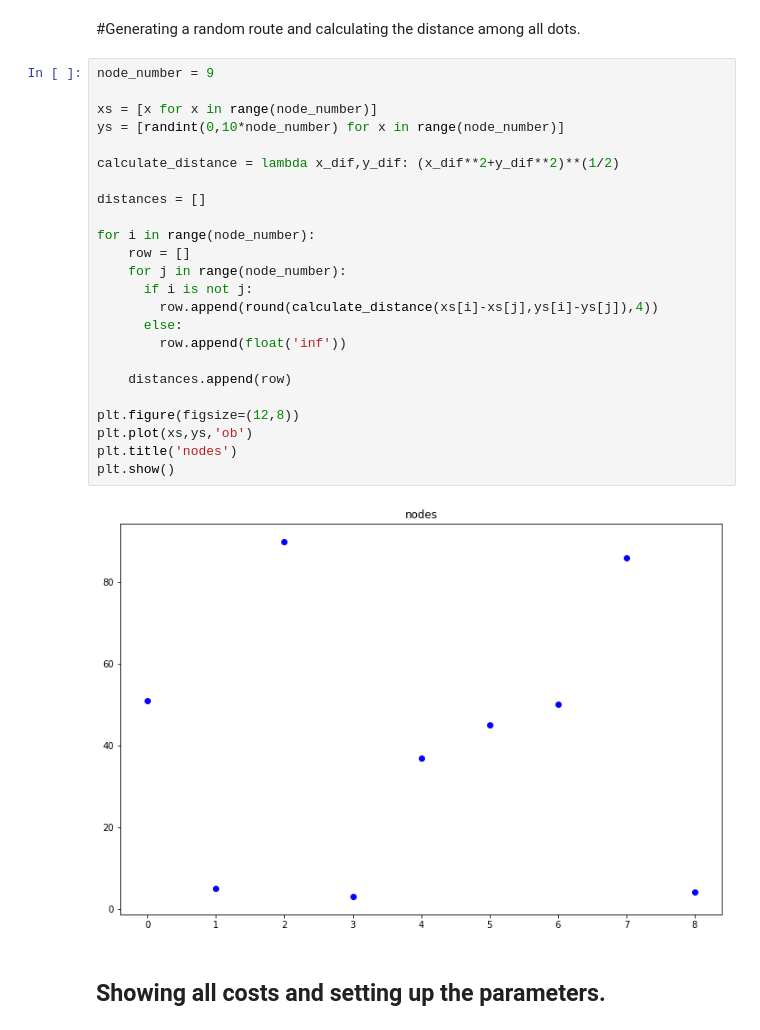
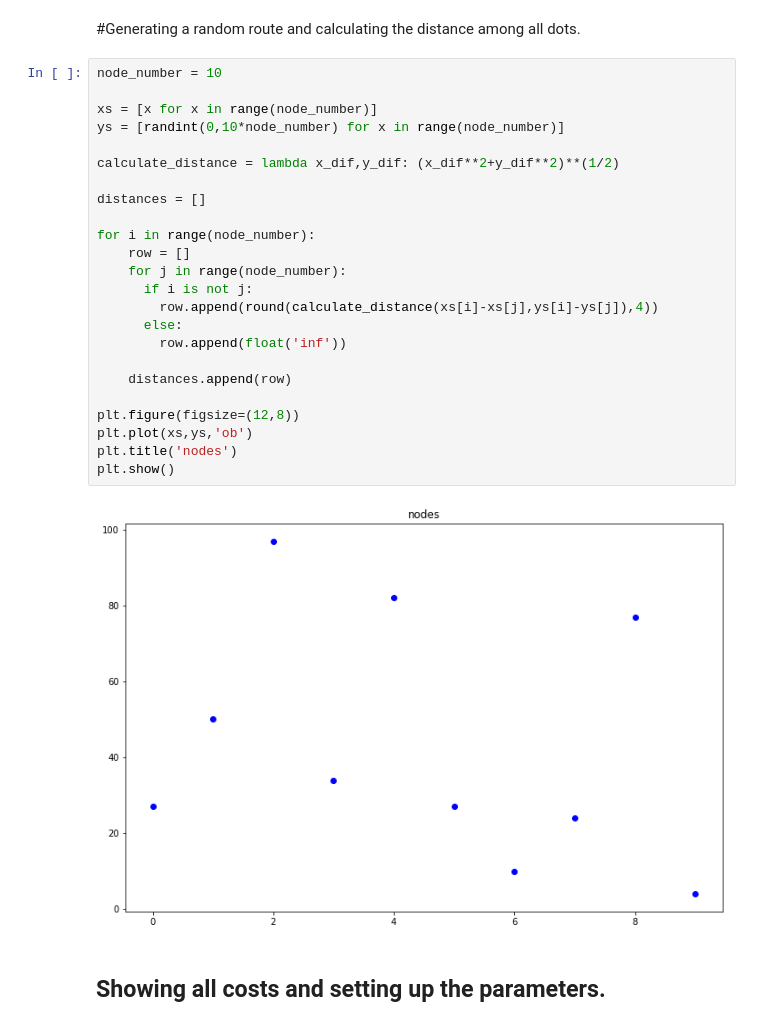
Before and after one commit to HerbertHipolito/Travelling-Salesman, a Jupyter notebook: traveling_salesman.ipynb, the cells around one changed output. Drawn from its saved outputs; the diff is of its cells as text.

```diff
--- a/traveling_salesman.ipynb
+++ b/traveling_salesman.ipynb
@@ -291,31 +311,31 @@ def convex_combination_of_edges(xs,ys,alpha,node_number):
 # %% [markdown]
 #Generating a random route and calculating the distance among all dots.
 # %%
-node_number = 9
+node_number = 10
 
 xs = [x for x in range(node_number)]
 ys = [randint(0,10*node_number) for x in range(node_number)]
 
 calculate_distance = lambda x_dif,y_dif: (x_dif**2+y_dif**2)**(1/2)
 
 distances = []
 
 for i in range(node_number):
     row = []
     for j in range(node_number):
       if i is not j:
         row.append(round(calculate_distance(xs[i]-xs[j],ys[i]-ys[j]),4))
       else:
         row.append(float('inf'))
 
     distances.append(row)
 
 plt.figure(figsize=(12,8))
 plt.plot(xs,ys,'ob')
 plt.title('nodes')
 plt.show()
 # %% [output]
-[figure, old version]
+[figure, new version]
 # %% [markdown]
 ## Showing all costs and setting up the parameters.
 # %%
```
Also changed, not shown: parts of 9 cells of this notebook.
